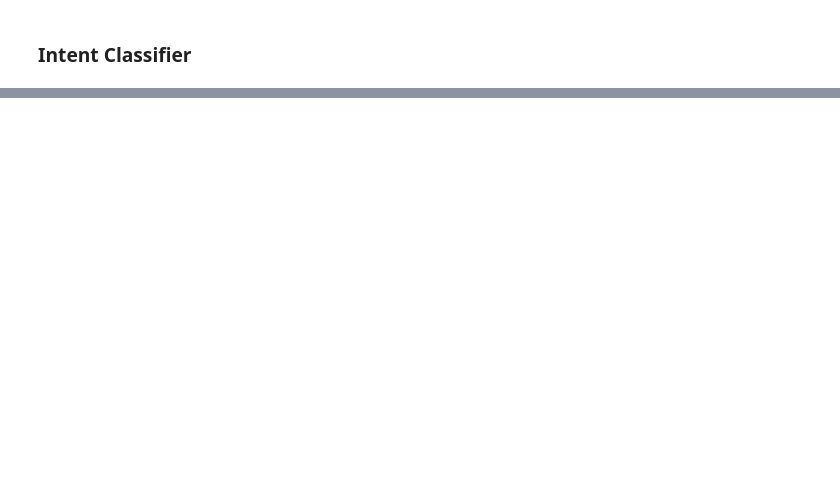
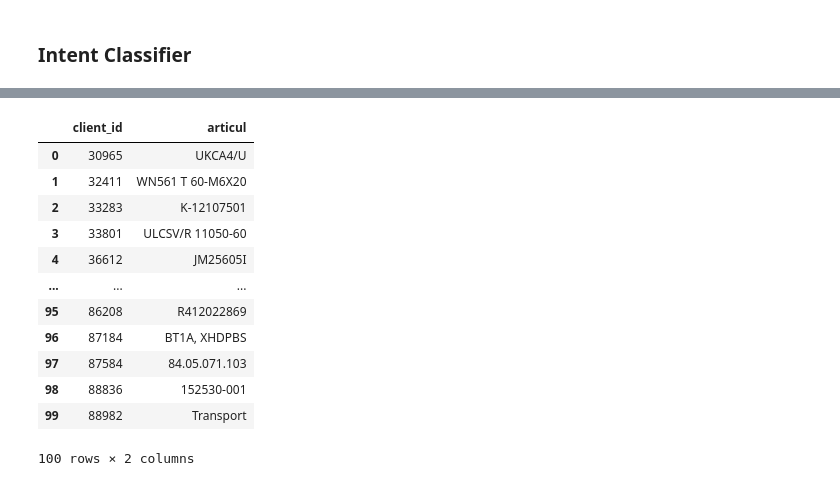
Before and after one commit to Valuamba/components_agent_sales, a Jupyter notebook: notebooks/famaga/classification_agent.ipynb, the cells around one changed output, grey strips where cells are left out. Cells and saved outputs as stored; diff of their text form; code cells hidden in the pictures; blank space fills up the shorter version.

```diff
--- a/notebooks/famaga/classification_agent.ipynb
+++ b/notebooks/famaga/classification_agent.ipynb
@@ -408,0 +174,10 @@ Pricing Inquiries and Confirmation -> Pricing Inquiries -> Discount Requests
+# %%
+grouped = df.groupby(['articul', 'client_id'])
+
+def filter_varied_prices(group):
+    return group['price_buy'].nunique() > 1
+
+varied_prices = grouped.filter(filter_varied_prices)
+sorted_varied_prices = varied_prices.sort_values(by=['articul', 'client_id', 'requisition_created'])
+
+print(sorted_varied_prices)
@@ -408,0 +335,25 @@ Pricing Inquiries and Confirmation -> Pricing Inquiries -> Discount Requests
+# %%
+def group_by_clients(df):
+    grouped = df.groupby('client_id')['articul'].apply(list).reset_index()
+    grouped['articuls'] = grouped['articul'].apply(lambda x: ', '.join(x))
+    grouped = grouped[['client_id', 'articuls']].rename(columns={'articuls': 'articul'})
+
+    return grouped
+# %%
+unique_clients = optimized_get_deals_with_exceeds_price_with_gap(df, 0.1, 60)
+# %%
+group_by_clients(unique_clients).head(100)
+# %% [output]
+|  | client_id | articul |
+| 0 | 30965 | UKCA4/U |
+| 1 | 32411 | WN561 T 60-M6X20 |
+| 2 | 33283 | K-12107501 |
+| 3 | 33801 | ULCSV/R 11050-60 |
+| 4 | 36612 | JM25605I |
+| ... | ... | ... |
+| 95 | 86208 | R412022869 |
+| 96 | 87184 | BT1A, XHDPBS |
+| 97 | 87584 | 84.05.071.103 |
+| 98 | 88836 | 152530-001 |
+| 99 | 88982 | Transport |
+100 rows × 2 columns
```
Also changed, not shown: parts of 57 cells of this notebook, 15 other files.
